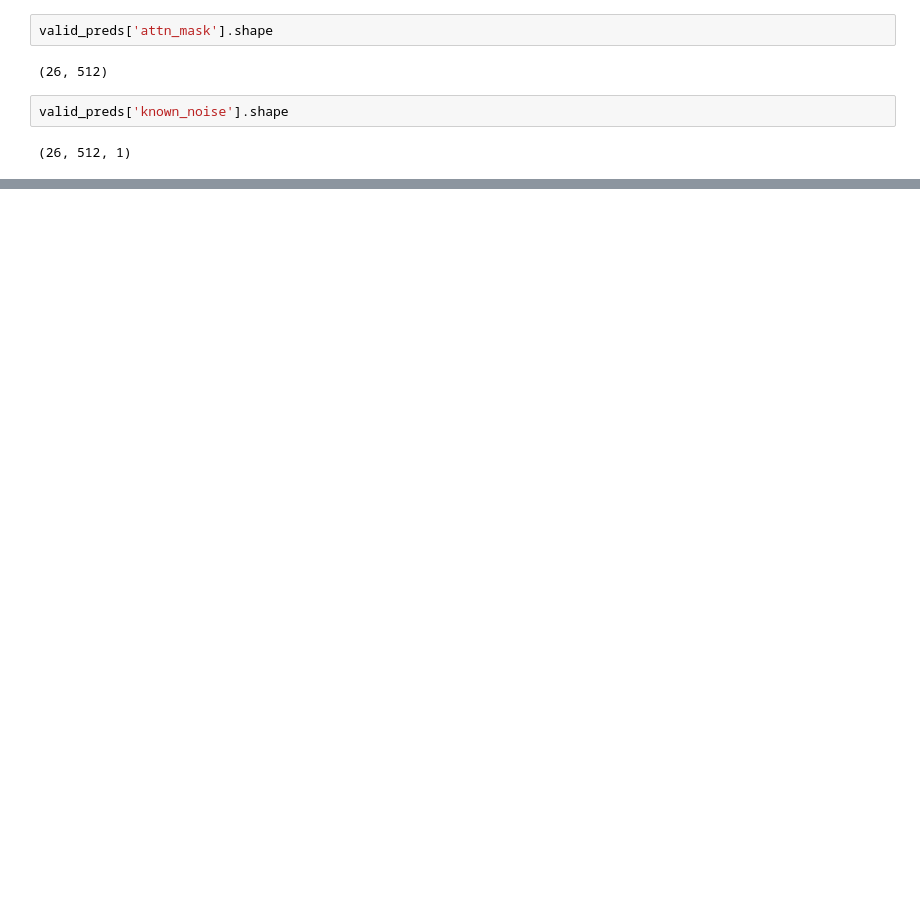
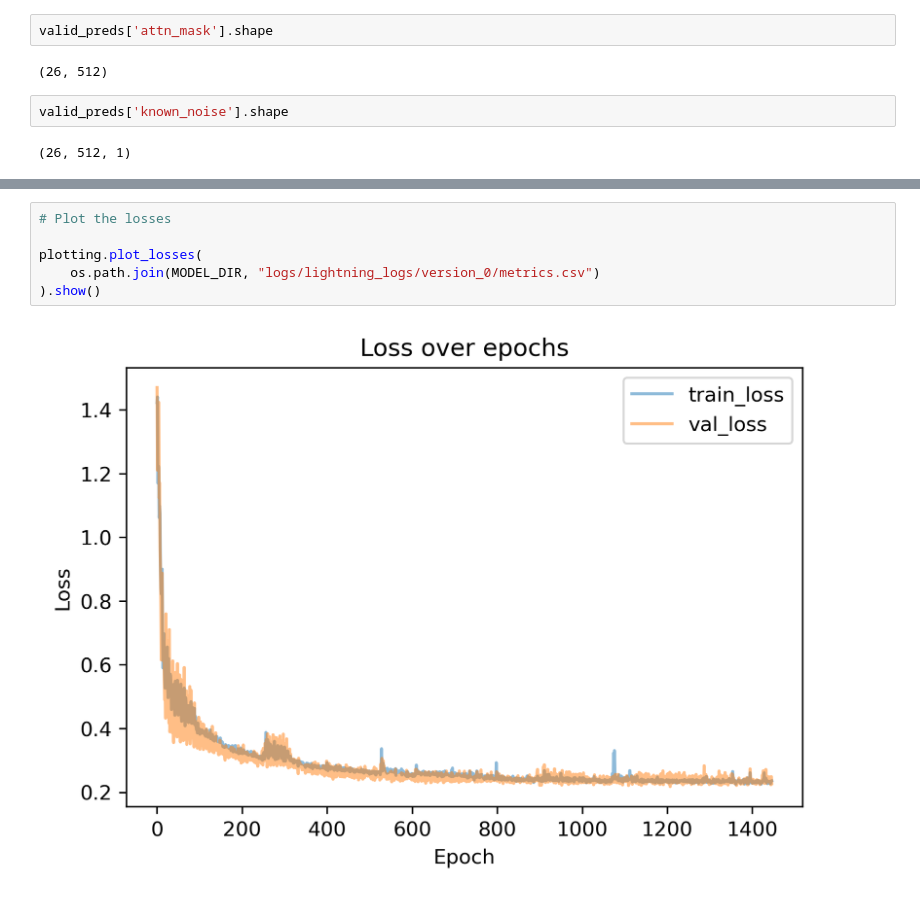
Before and after one commit to microsoft/foldingdiff, a Jupyter notebook: jupyter/positional_embedding_test.ipynb, the cells around one changed output, grey strips where cells are left out. Saved outputs shown, nothing was run; the diff lists cells and outputs as text; blank space fills up the shorter version.

```diff
--- a/jupyter/positional_embedding_test.ipynb
+++ b/jupyter/positional_embedding_test.ipynb
@@ -118,0 +100,8 @@ plot_scatter(valid_preds, title="Valid predicted vs. known noise").show()
+# %%
+# Plot the losses
+
+plotting.plot_losses(
+    os.path.join(MODEL_DIR, "logs/lightning_logs/version_0/metrics.csv")
+).show()
+# %% [output]
+[figure, added]
```
Also changed, not shown: parts of 8 cells of this notebook.
